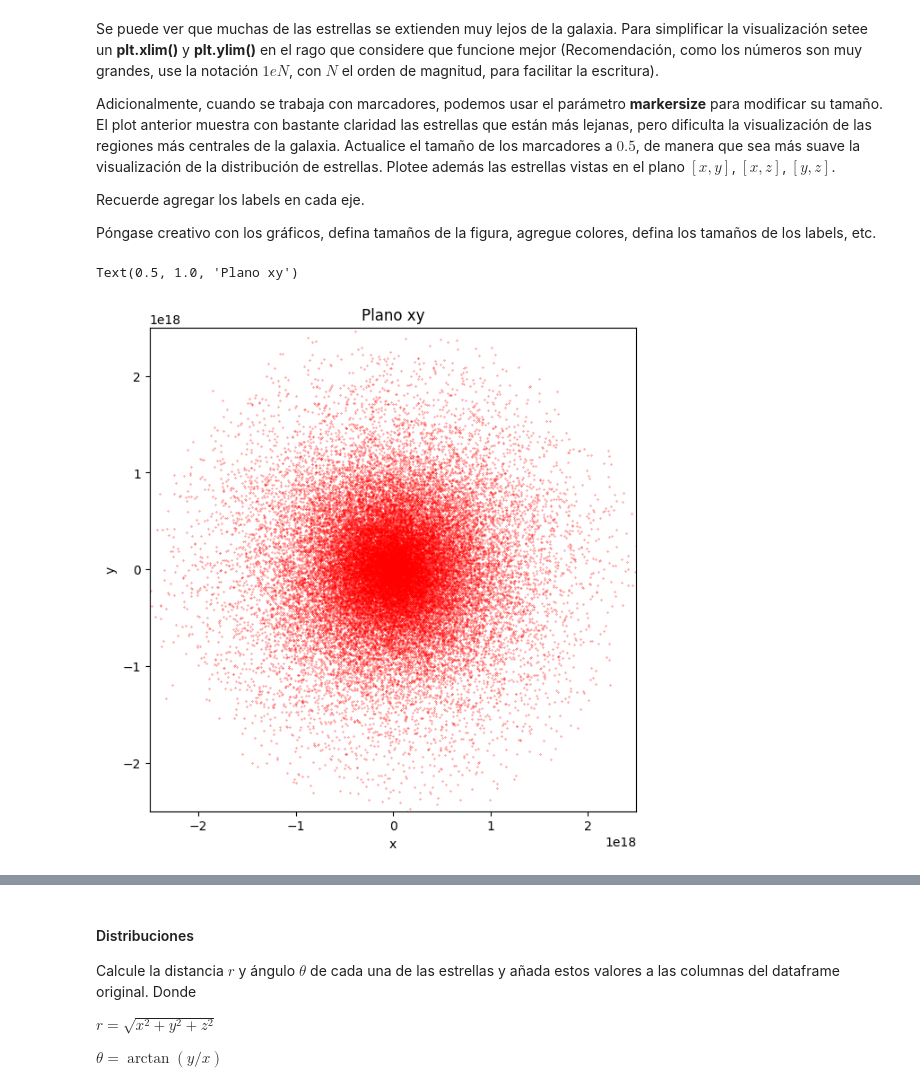
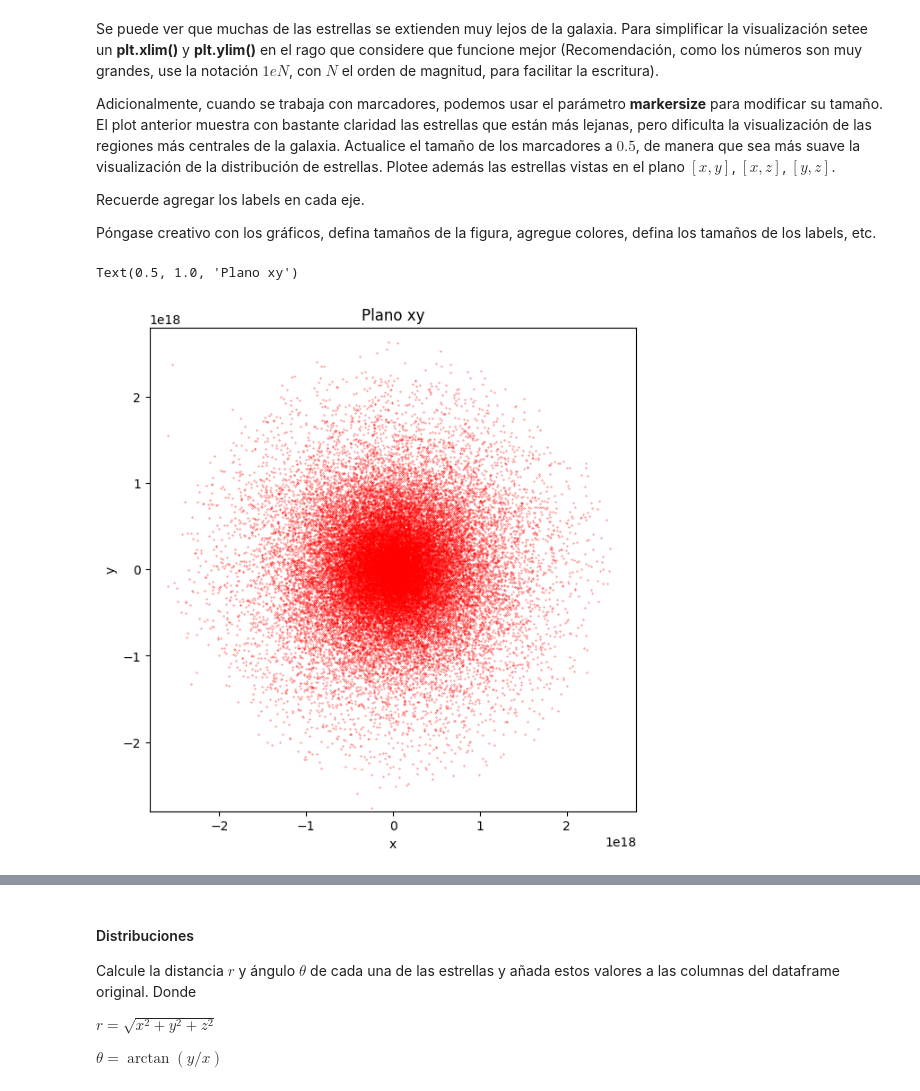
Before and after one commit to p-salv/Tarea-1, a Jupyter notebook: Tarea_1.ipynb, the cells around one changed output, grey strips where cells are left out. Cells and saved outputs as stored; diff of their text form; code cells hidden in the pictures.

```diff
--- a/Tarea_1.ipynb
+++ b/Tarea_1.ipynb
@@ -390,19 +382,20 @@ Recuerde agregar los labels en cada eje.
 Póngase creativo con los gráficos, defina tamaños de la figura, agregue colores, defina los tamaños de los labels, etc.
 # %%
 # Grafique vista en plano [x, y] aquí
-size = (7,7)
+
 plt.figure(figsize=size)
-lim = 2.5e18
+
+lim = 2.8e18 #limite de los ejes
 plt.xlim(-lim, lim)
 plt.ylim(-lim, lim)
 
 plt.plot(x_values, y_values, '.', markersize = 0.5, color = 'red')
 plt.xlabel('x')
 plt.ylabel('y')
 plt.title('Plano xy')
 # %% [output]
 Text(0.5, 1.0, 'Plano xy')
-[figure, old version]
+[figure, new version]
 # %%
 # Grafique vista en plano [x, z] aquí
 z_values = df_galaxy2['z[m]']
```
Also changed, not shown: parts of 13 cells of this notebook.
